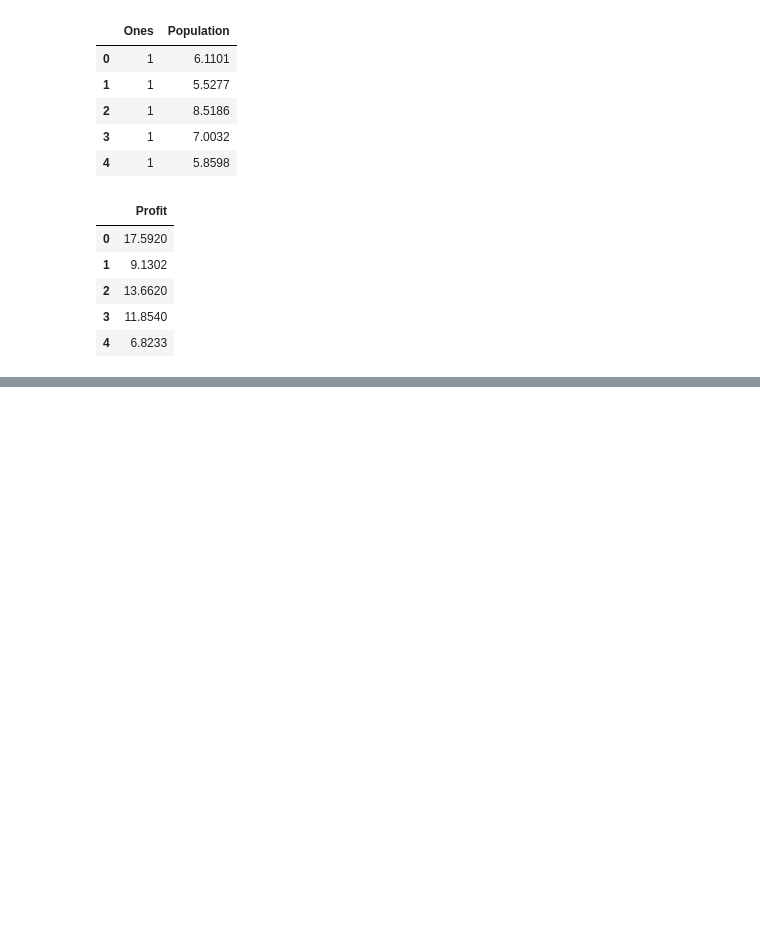
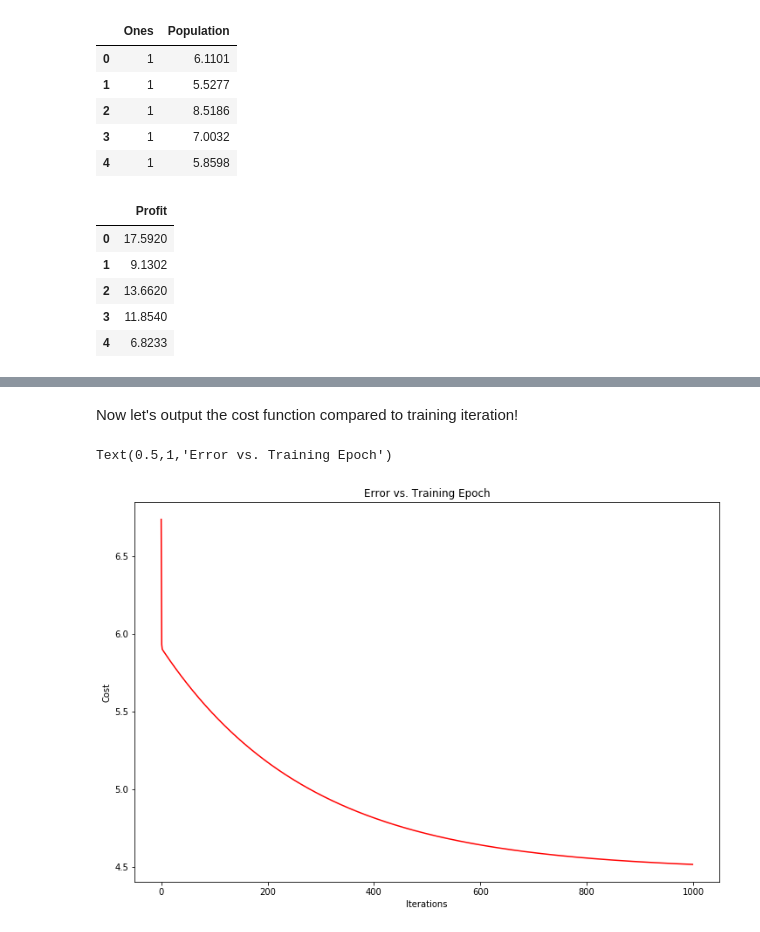
Before and after one commit to jensenna/intro-ml-python, a Jupyter notebook: ML-ex1.ipynb, the cells around one changed output, grey strips where cells are left out. Drawn from its saved outputs; the diff is of its cells as text; code cells hidden in the pictures; blank space fills up the shorter version.

```diff
--- a/ML-ex1.ipynb
+++ b/ML-ex1.ipynb
@@ -80,0 +151,11 @@ y.head()
+# %% [markdown]
+Now let's output the cost function compared to training iteration!
+# %%
+fig, ax = plt.subplots(figsize=(12,8))
+ax.plot(np.arange(iters), cost, 'r')
+ax.set_xlabel('Iterations')
+ax.set_ylabel('Cost')
+ax.set_title('Error vs. Training Epoch')
+# %% [output]
+Text(0.5,1,'Error vs. Training Epoch')
+[figure, added]
```
Also changed, not shown: parts of 28 cells of this notebook.
